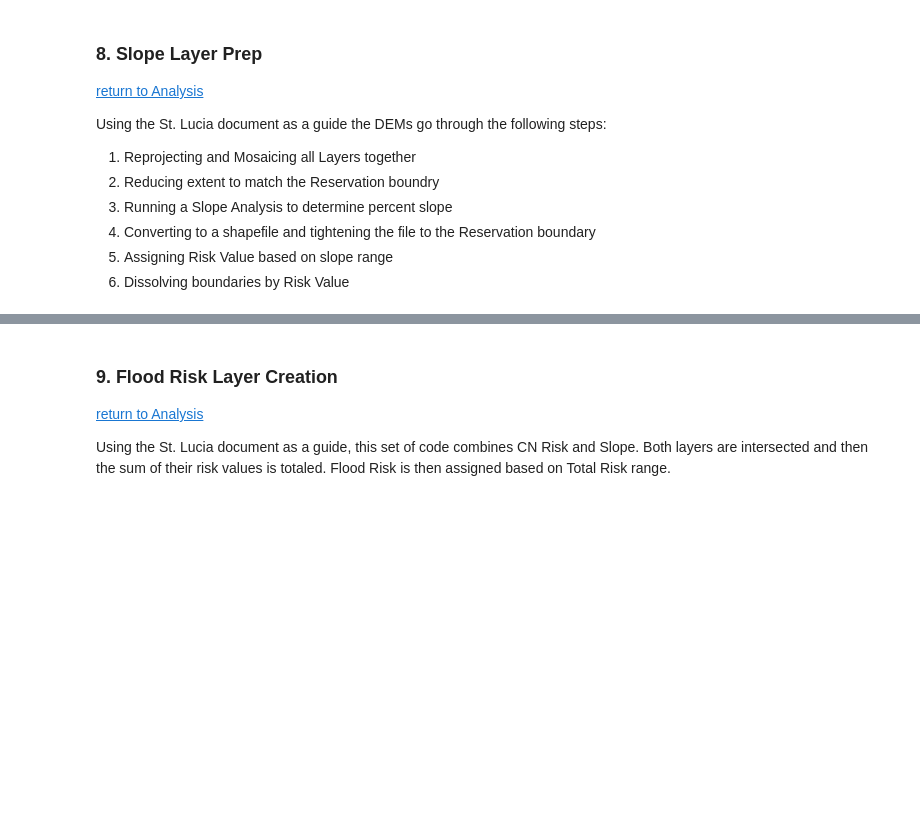
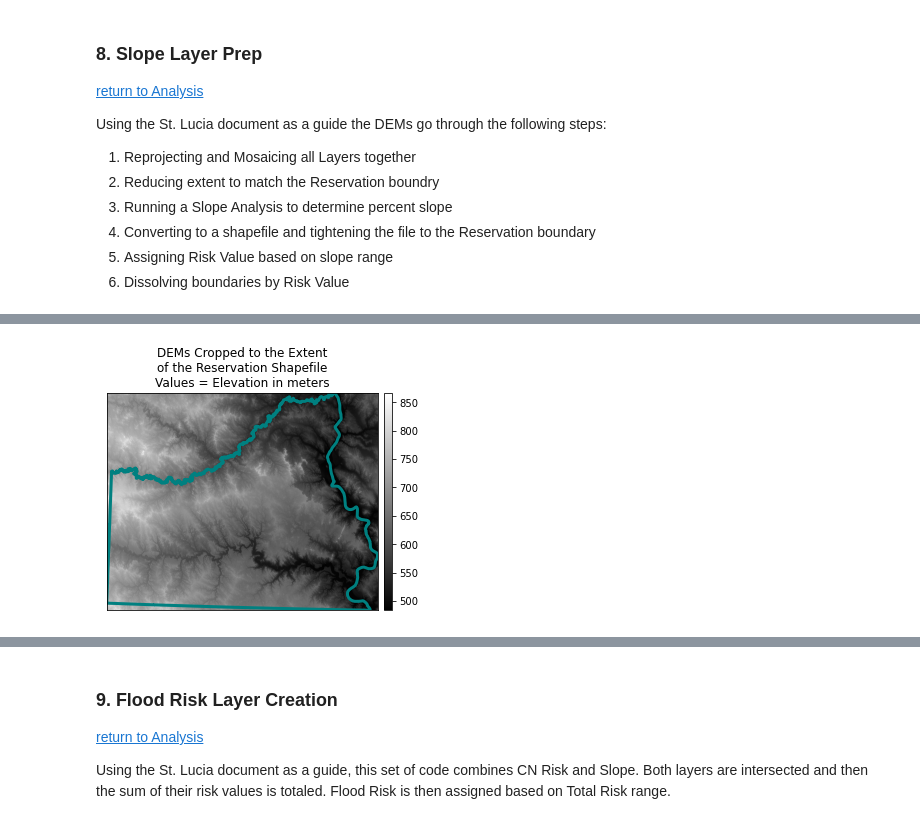
Before and after one commit to bri33/Tribal_Land_Flooding_Jupyter_Codes, a Jupyter notebook: Flooding_on_Tribal_Lands_v2.ipynb, the cells around one changed output, grey strips where cells are left out. Cells and saved outputs as stored; diff of their text form; code cells hidden in the pictures; blank space fills up the shorter version.

```diff
--- a/Flooding_on_Tribal_Lands_v2.ipynb
+++ b/Flooding_on_Tribal_Lands_v2.ipynb
@@ -1121,0 +1143,19 @@ time_status("Slope Layer Prep Complete")
+# %%
+slope_crop_fig, ax = plt.subplots()
+
+ep.plot_bands(dem_data_crop,
+              ax=ax,
+              title="DEMs Cropped to the Extent\nof the Reservation Shapefile\nValues = Elevation in meters",
+              scale=False,
+              cmap="gray",
+              extent=dem_crop_plot_extent)  # Use plotting extent from cropped array
+
+reservation_projected.plot(color='None',
+                   edgecolor='teal',
+                   linewidth=3,
+                   ax=ax)
+plt.draw()
+time_status("dem crop check ploted")
+slope_crop_fig.savefig(slope_fig_check, dpi=dpi_value)
+time_status("dem crop plot saved")
+# %% [output]
@@ -1121,0 +1163 @@ time_status("Slope Layer Prep Complete")
+[figure, added]
```
Also changed, not shown: parts of 78 cells of this notebook.
